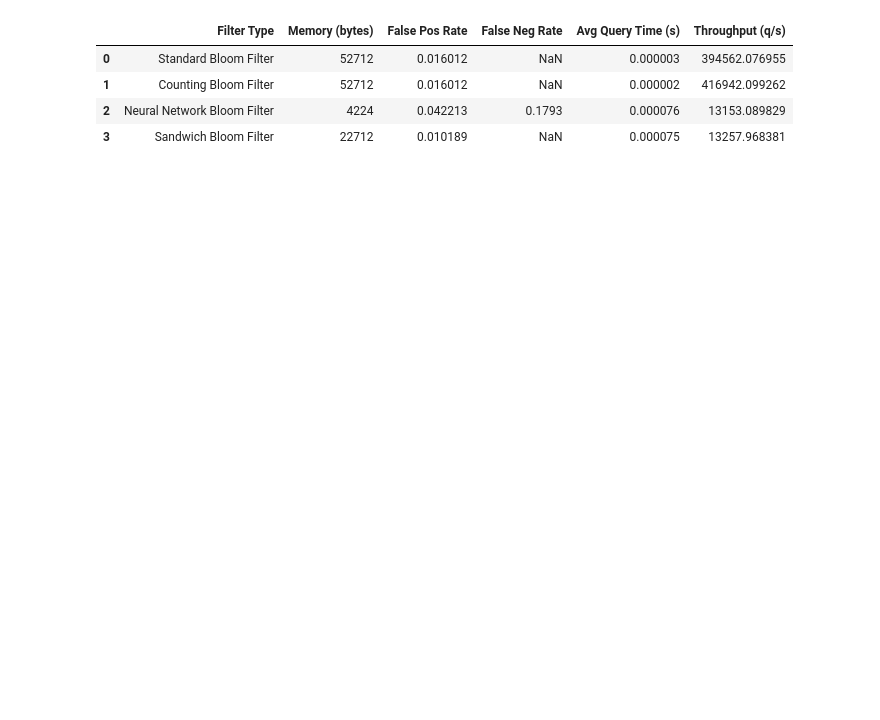
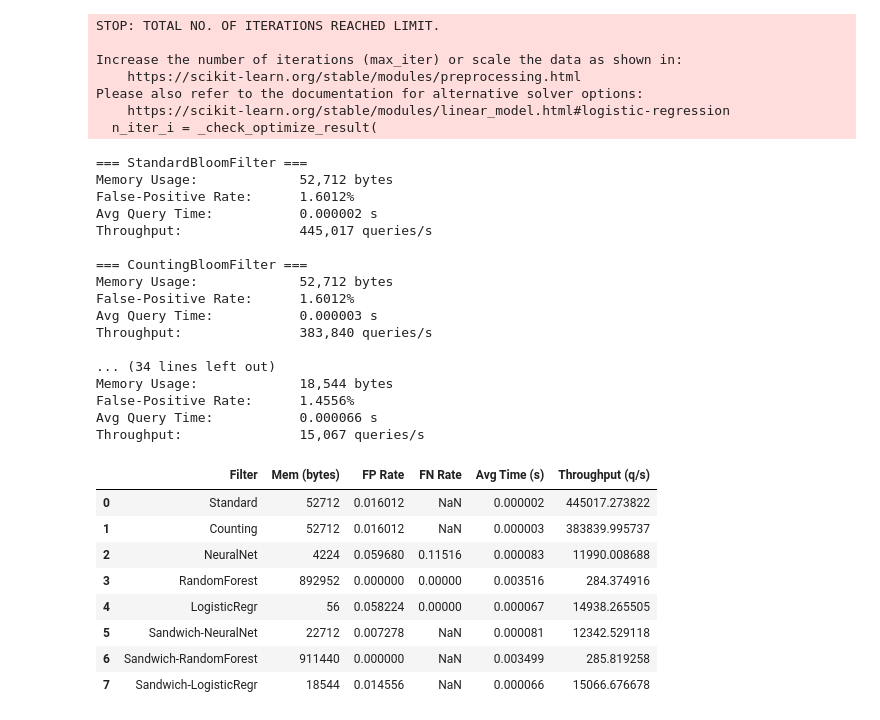
Before and after one commit to mbb249/CS6386_Final_Project, a Jupyter notebook: src/filters.ipynb, the cells around one changed output. Drawn from its saved outputs; the diff is of its cells as text; code cells hidden in the pictures; blank space fills up the shorter version.

```diff
--- a/src/filters.ipynb
+++ b/src/filters.ipynb
@@ -138,7 +221,7 @@ def evaluate(bf, positives, negatives):
 
     # — measure false negatives (only makes sense for NN-based filters) —
     false_negatives = 0
-    if isinstance(bf, NeuralNetworkBloomFilter):
+    if isinstance(bf, NeuralNetworkBloomFilter) or isinstance(bf, RandomForestBloomFilter) or isinstance(bf, LogisticRegressionBloomFilter) :
         for url in positives:
             if not bf.query(url):
                 false_negatives += 1
@@ -154,14 +237,14 @@ def evaluate(bf, positives, negatives):
     print(f"\n=== {bf.__class__.__name__} ===")
     print(f"Memory Usage:             {mem_bytes:,} bytes")
     print(f"False‐Positive Rate:      {fpr:.4%}")
-    if isinstance(bf, NeuralNetworkBloomFilter):
+    if isinstance(bf, NeuralNetworkBloomFilter) or isinstance(bf, RandomForestBloomFilter) or isinstance(bf, LogisticRegressionBloomFilter) :
         print(f"False‐Negative Rate:      {fnr:.4%}")
     print(f"Avg Query Time:           {avg_query_time:.6f} s")
     print(f"Throughput:               {throughput:,.0f} queries/s")
 
     return {
         'fpr': fpr,
-        'fnr': fnr if isinstance(bf, NeuralNetworkBloomFilter) else None,
+        'fnr': fnr if isinstance(bf, NeuralNetworkBloomFilter) or isinstance(bf, RandomForestBloomFilter) or isinstance(bf, LogisticRegressionBloomFilter) else None,
         'avg_time': avg_query_time,
         'throughput': throughput,
         'memory_bytes': mem_bytes
@@ -337,24 +513,23 @@ with open("../datasets/emails/spam_email_negatives.txt") as f:
     negatives = f.read().splitlines()
 
 filters_email = [
-    ("Standard Bloom Filter", StandardBloomFilter(len(positives), 0.01)),
-    ("Counting Bloom Filter", CountingBloomFilter(len(positives), 0.01)),
-    ("Neural Network Bloom Filter", NeuralNetworkBloomFilter()),
-    ("Sandwich Bloom Filter", SandwichBloomFilter(positives, negatives, 0.20))
+    ("Standard", StandardBloomFilter(len(positives), 0.01)),
+    ("Counting", CountingBloomFilter(len(positives), 0.01)),
+] + [(name, bf) for name, bf in ml_filters] + [
+    (f"Sandwich-{name}", SandwichBloomFilter(bf, positives, negatives, 0.20))
+    for name, bf in ml_filters
 ]
-
-filters_email[2][1].train(positives, negatives)
 
 results_email = []
 for name, bf in filters_email:
     m = evaluate(bf, positives, negatives)
     results_email.append({
-        "Filter Type":      name,
-        "Memory (bytes)":   m["memory_bytes"],
-        "False Pos Rate":   m["fpr"],
-        "False Neg Rate":   m["fnr"],
-        "Avg Query Time (s)": m["avg_time"],
-        "Throughput (q/s)": m["throughput"],
+        "Filter":            name,
+        "Mem (bytes)":       m["memory_bytes"],
+        "FP Rate":           m["fpr"],
+        "FN Rate":           m["fnr"],
+        "Avg Time (s)":      m["avg_time"],
+        "Throughput (q/s)":  m["throughput"],
     })
 
 df_email = pd.DataFrame(results_email)
@@ -380,5 +539,33 @@ Throughput:               13,258 queries/s
+STOP: TOTAL NO. OF ITERATIONS REACHED LIMIT.
+
+Increase the number of iterations (max_iter) or scale the data as shown in:
+    https://scikit-learn.org/stable/modules/preprocessing.html
+Please also refer to the documentation for alternative solver options:
+    https://scikit-learn.org/stable/modules/linear_model.html#logistic-regression
+  n_iter_i = _check_optimize_result(
+=== StandardBloomFilter ===
+Memory Usage:             52,712 bytes
+False‐Positive Rate:      1.6012%
+Avg Query Time:           0.000002 s
+Throughput:               445,017 queries/s
+
+=== CountingBloomFilter ===
+Memory Usage:             52,712 bytes
+False‐Positive Rate:      1.6012%
+Avg Query Time:           0.000003 s
+Throughput:               383,840 queries/s
+
+... (34 lines left out)
+Memory Usage:             18,544 bytes
+False‐Positive Rate:      1.4556%
+Avg Query Time:           0.000066 s
+Throughput:               15,067 queries/s
-|  | Filter Type | Memory (bytes) | False Pos Rate | False Neg Rate | Avg Query Time (s) | Throughput (q/s) |
-| 0 | Standard Bloom Filter | 52712 | 0.016012 | NaN | 0.000003 | 394562.076955 |
-| 1 | Counting Bloom Filter | 52712 | 0.016012 | NaN | 0.000002 | 416942.099262 |
-| 2 | Neural Network Bloom Filter | 4224 | 0.042213 | 0.1793 | 0.000076 | 13153.089829 |
-| 3 | Sandwich Bloom Filter | 22712 | 0.010189 | NaN | 0.000075 | 13257.968381 |
+|  | Filter | Mem (bytes) | FP Rate | FN Rate | Avg Time (s) | Throughput (q/s) |
+| 0 | Standard | 52712 | 0.016012 | NaN | 0.000002 | 445017.273822 |
+| 1 | Counting | 52712 | 0.016012 | NaN | 0.000003 | 383839.995737 |
+| 2 | NeuralNet | 4224 | 0.059680 | 0.11516 | 0.000083 | 11990.008688 |
+| 3 | RandomForest | 892952 | 0.000000 | 0.00000 | 0.003516 | 284.374916 |
+| 4 | LogisticRegr | 56 | 0.058224 | 0.00000 | 0.000067 | 14938.265505 |
+| 5 | Sandwich-NeuralNet | 22712 | 0.007278 | NaN | 0.000081 | 12342.529118 |
+| 6 | Sandwich-RandomForest | 911440 | 0.000000 | NaN | 0.003499 | 285.819258 |
+| 7 | Sandwich-LogisticRegr | 18544 | 0.014556 | NaN | 0.000066 | 15066.676678 |
```
Also changed, not shown: parts of 12 cells of this notebook.
